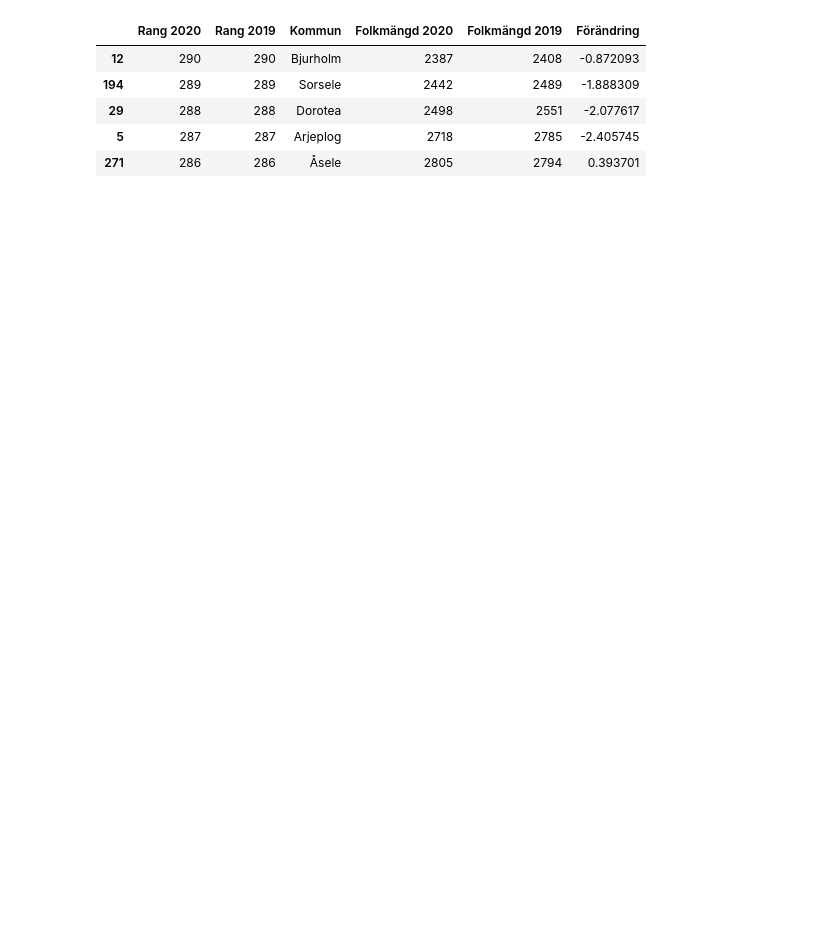
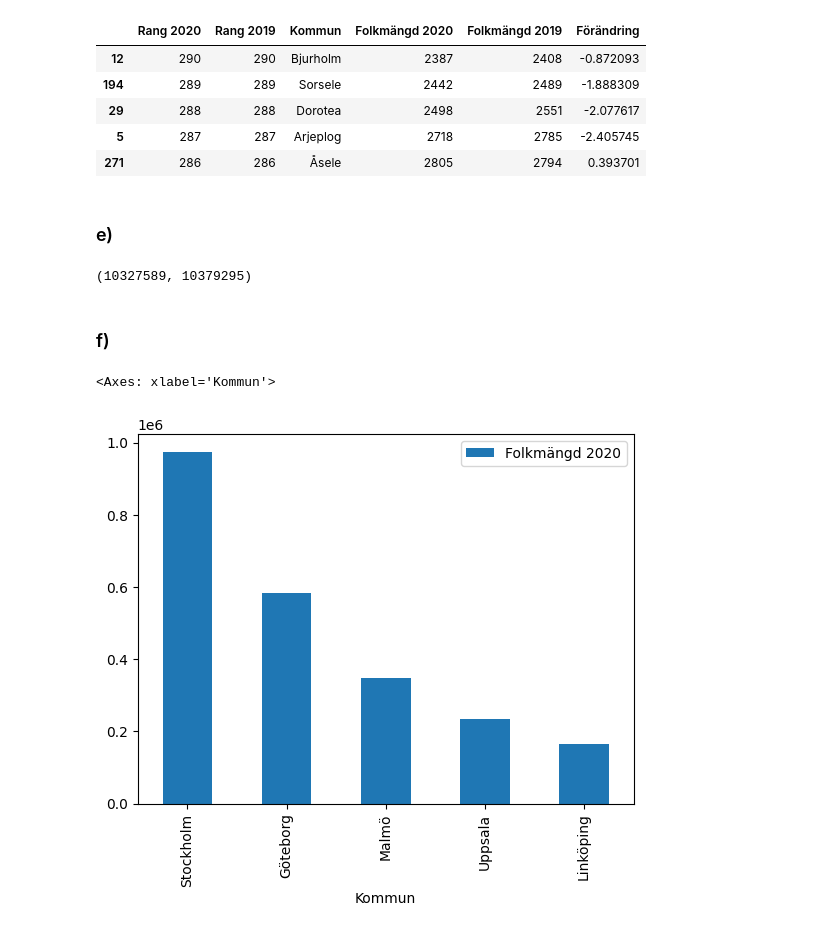
Before and after one commit to LordOfTurtles/Python-Erik-Johansson-OPA23, a Jupyter notebook: exercise/1.0_pandas_fundamentals.ipynb, the cells around one changed output. Drawn from its saved outputs; the diff is of its cells as text; code cells hidden in the pictures; blank space fills up the shorter version.

```diff
--- a/exercise/1.0_pandas_fundamentals.ipynb
+++ b/exercise/1.0_pandas_fundamentals.ipynb
@@ -124,3 +132,23 @@ df_big_cities.sort_values("Rang 2020", ascending=False)[:5]
 | 29 | 288 | 288 | Dorotea | 2498 | 2551 | -2.077617 |
 | 5 | 287 | 287 | Arjeplog | 2718 | 2785 | -2.405745 |
 | 271 | 286 | 286 | Åsele | 2805 | 2794 | 0.393701 |
+# %% [markdown]
+### e)
+# %%
+total_2019 = 0
+total_2020 = 0
+
+for p1, p2 in zip(df_big_cities["Folkmängd 2019"], df_big_cities["Folkmängd 2020"]):
+    total_2019 += p1
+    total_2020 += p2
+
+total_2019, total_2020
+# %% [output]
+(10327589, 10379295)
+# %% [markdown]
+### f)
+# %%
+df_big_cities.nlargest(5, ["Folkmängd 2020"]).plot(kind="bar", x="Kommun", y="Folkmängd 2020")
+# %% [output]
+<Axes: xlabel='Kommun'>
+[figure, added]
```
Also changed, not shown: parts of 12 cells of this notebook, 1 other file.
